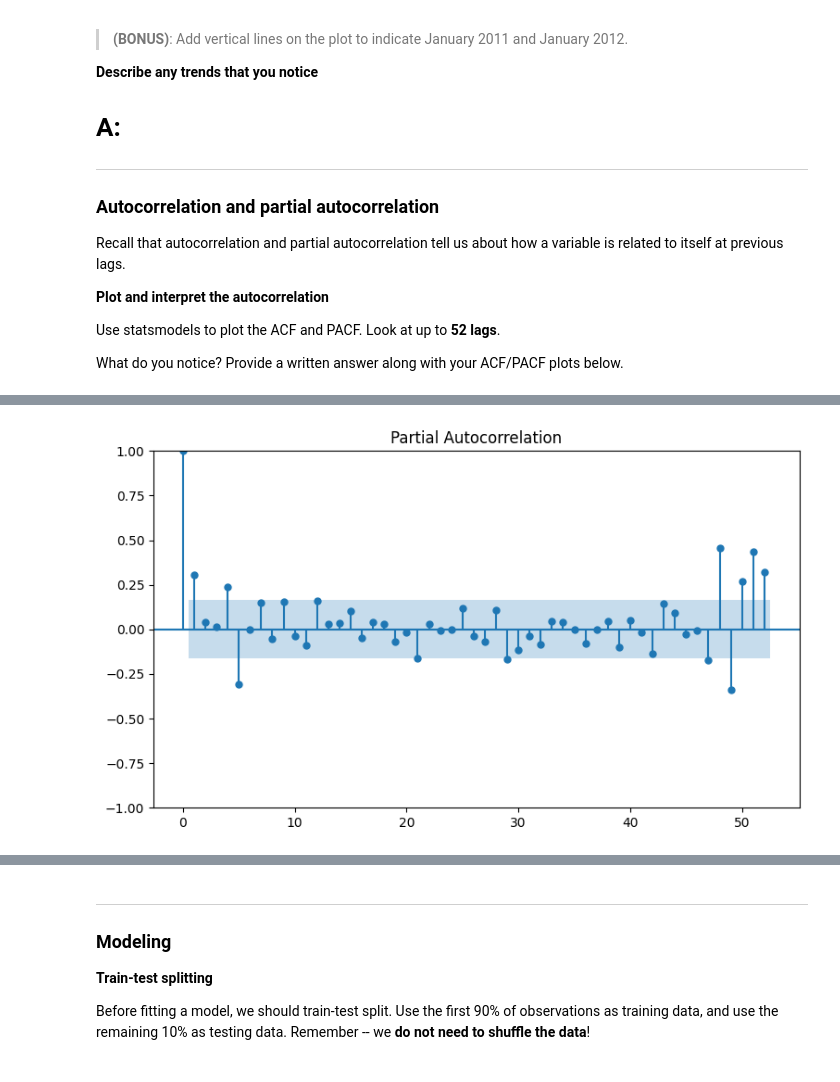
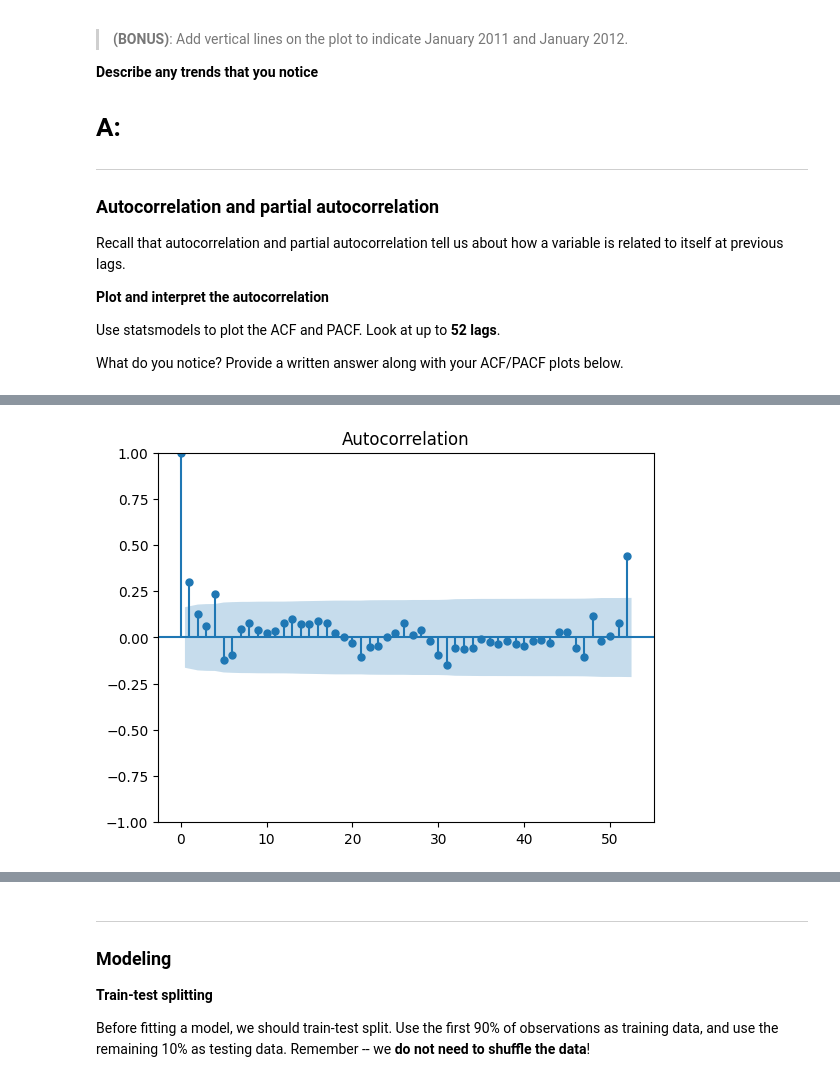
Before and after one commit to Pornpanthongdee/Time_series_modeling_lab, a Jupyter notebook: starter-code.ipynb, the cells around one changed output, grey strips where cells are left out. Saved outputs shown, nothing was run; the diff lists cells and outputs as text; code cells hidden in the pictures.

```diff
--- a/starter-code.ipynb
+++ b/starter-code.ipynb
@@ -52,8 +60,8 @@ Convert the `Date` column to datetime, and set it as the index for the dataframe
 # %%
 walmart['Date'] = pd.to_datetime(walmart['Date'])
 # %%
-# walmart.set_index(walmart['Date'], inplace=True)
-walmart.set_index('Date', inplace=True)
+
+walmart.set_index('Date', inplace=True,drop=True)
 # %% [markdown]
 **Getting weekly sales for store 1**
 
@@ -207,7 +151,5 @@ plt.show();
-# %%
-fig, ax = plt.subplots(figsize=(9,5))
-# Plot the partial autocorrelation plot for Weekly_Sales below:
-plot_pacf(store_1, ax=ax, lags=52)
-plt.show();
-# %% [output]
-[figure, removed]
+# %%
+
+plot_acf(store_1, lags = 52);
+# %% [output]
+[figure, added]
```
Also changed, not shown: parts of 46 cells of this notebook, 1 other file.
